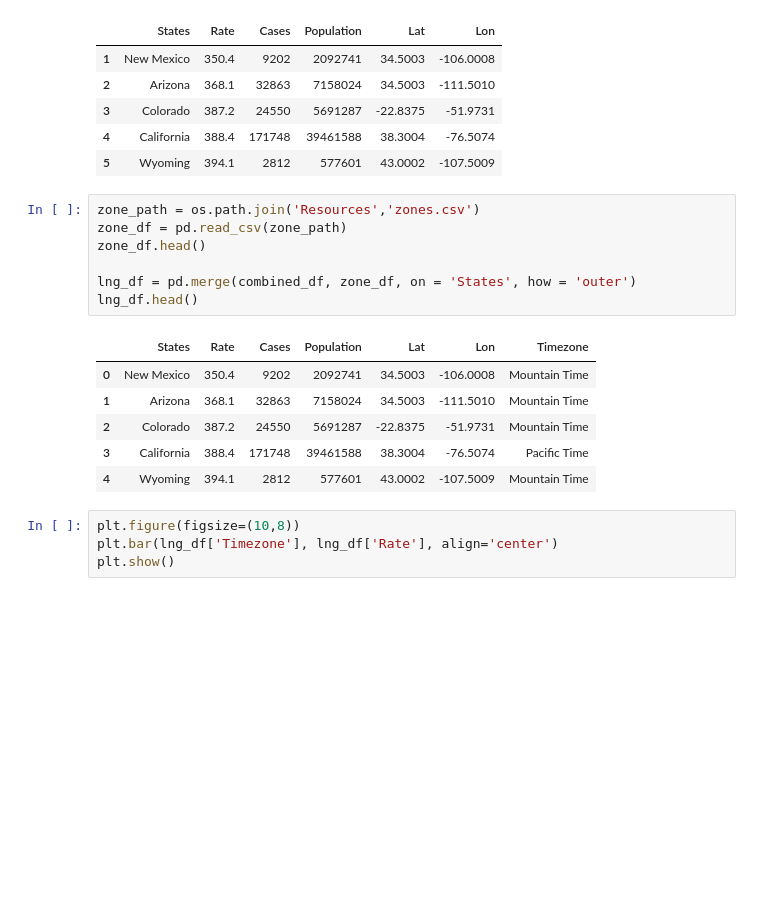
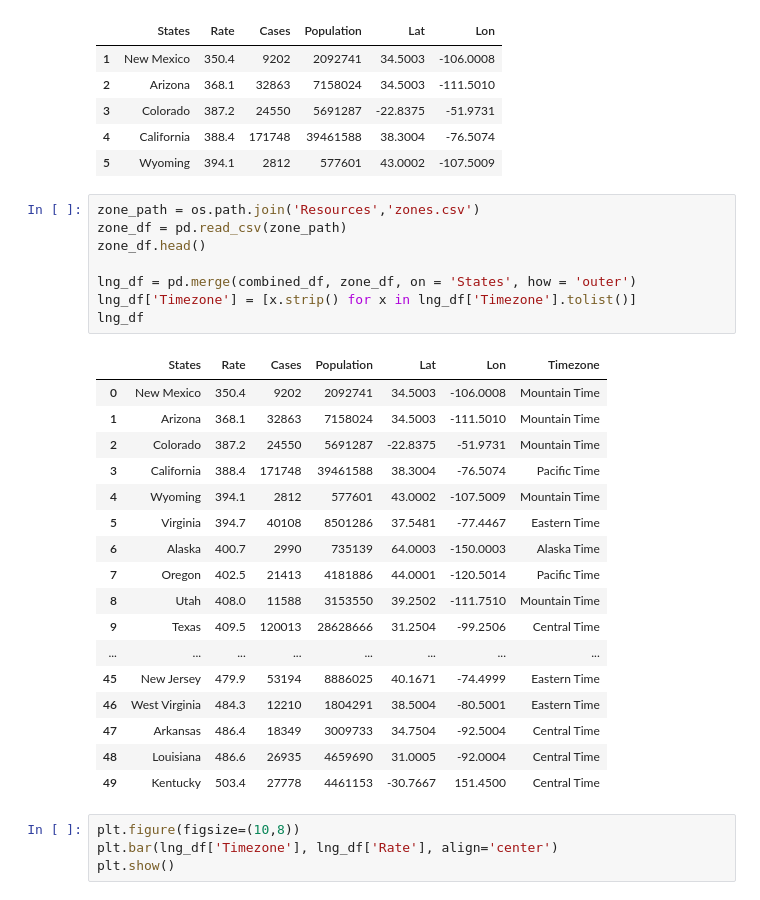
Before and after one commit to luliang333/group_project_1, a Jupyter notebook: longitude.ipynb, the cells around one changed output. Cells and saved outputs as stored; diff of their text form; blank space fills up the shorter version.

```diff
--- a/longitude.ipynb
+++ b/longitude.ipynb
@@ -99,17 +99,29 @@ combined_df.head()
 # %%
 zone_path = os.path.join('Resources','zones.csv')
 zone_df = pd.read_csv(zone_path)
 zone_df.head()
 
 lng_df = pd.merge(combined_df, zone_df, on = 'States', how = 'outer')
-lng_df.head()
+lng_df['Timezone'] = [x.strip() for x in lng_df['Timezone'].tolist()]
+lng_df
 # %% [output]
 |  | States | Rate | Cases | Population | Lat | Lon | Timezone |
 | 0 | New Mexico | 350.4 | 9202 | 2092741 | 34.5003 | -106.0008 | Mountain Time |
 | 1 | Arizona | 368.1 | 32863 | 7158024 | 34.5003 | -111.5010 | Mountain Time |
 | 2 | Colorado | 387.2 | 24550 | 5691287 | -22.8375 | -51.9731 | Mountain Time |
 | 3 | California | 388.4 | 171748 | 39461588 | 38.3004 | -76.5074 | Pacific Time |
 | 4 | Wyoming | 394.1 | 2812 | 577601 | 43.0002 | -107.5009 | Mountain Time |
+| 5 | Virginia | 394.7 | 40108 | 8501286 | 37.5481 | -77.4467 | Eastern Time |
+| 6 | Alaska | 400.7 | 2990 | 735139 | 64.0003 | -150.0003 | Alaska Time |
+| 7 | Oregon | 402.5 | 21413 | 4181886 | 44.0001 | -120.5014 | Pacific Time |
+| 8 | Utah | 408.0 | 11588 | 3153550 | 39.2502 | -111.7510 | Mountain Time |
+| 9 | Texas | 409.5 | 120013 | 28628666 | 31.2504 | -99.2506 | Central Time |
+| ... | ... | ... | ... | ... | ... | ... | ... |
+| 45 | New Jersey | 479.9 | 53194 | 8886025 | 40.1671 | -74.4999 | Eastern Time |
+| 46 | West Virginia | 484.3 | 12210 | 1804291 | 38.5004 | -80.5001 | Eastern Time |
+| 47 | Arkansas | 486.4 | 18349 | 3009733 | 34.7504 | -92.5004 | Central Time |
+| 48 | Louisiana | 486.6 | 26935 | 4659690 | 31.0005 | -92.0004 | Central Time |
+| 49 | Kentucky | 503.4 | 27778 | 4461153 | -30.7667 | 151.4500 | Central Time |
 # %%
 plt.figure(figsize=(10,8))
 plt.bar(lng_df['Timezone'], lng_df['Rate'], align='center')
```
Also changed, not shown: parts of 4 cells of this notebook, 3 other files.
